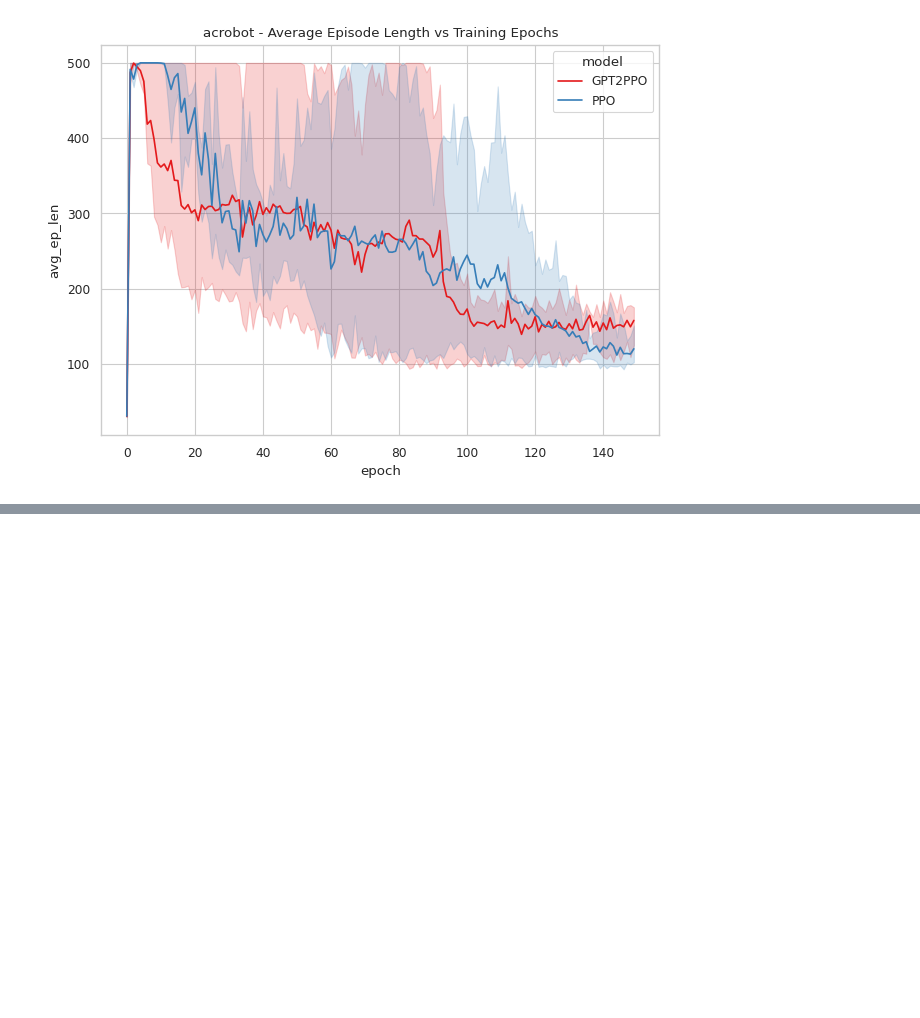
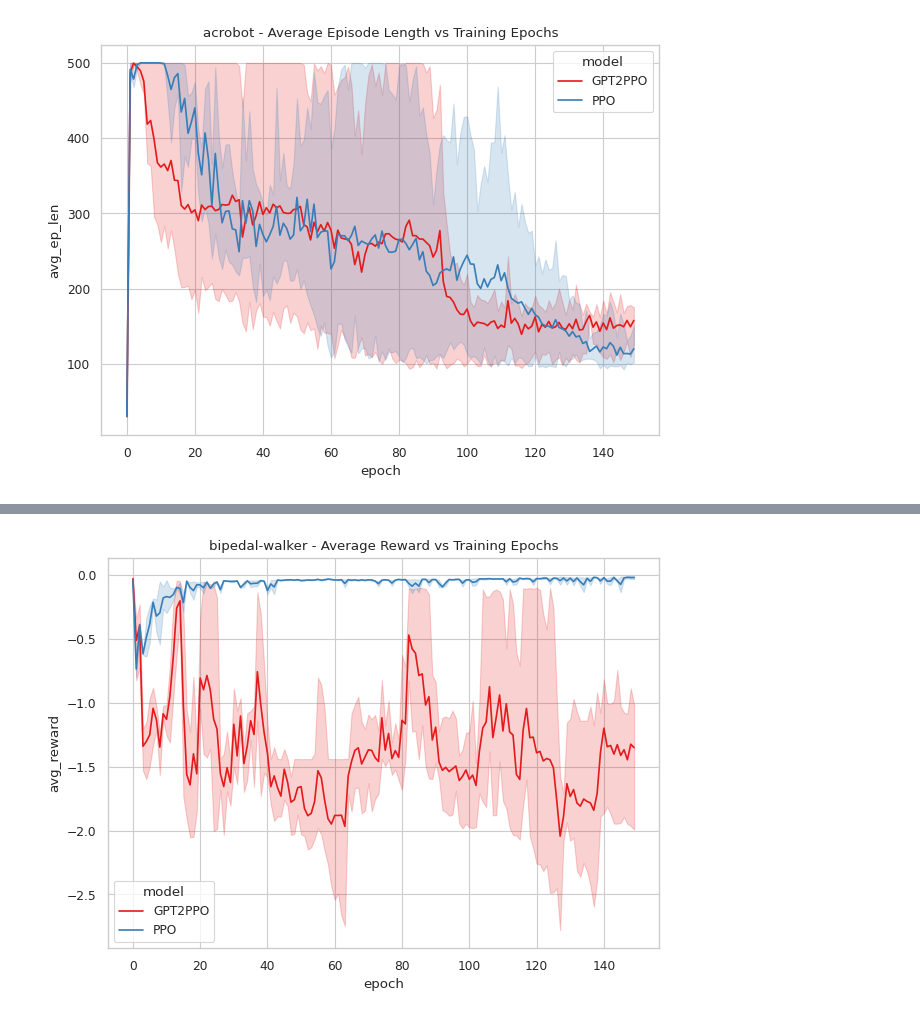
Before and after one commit to andreicozma1/ECE517-Final-Project, a Jupyter notebook: plots/wandb_plots.ipynb, the cells around one changed output, grey strips where cells are left out. Saved outputs shown, nothing was run; the diff lists cells and outputs as text; code cells hidden in the pictures; blank space fills up the shorter version.

```diff
--- a/plots/wandb_plots.ipynb
+++ b/plots/wandb_plots.ipynb
@@ -151,0 +182,5 @@ plt.show()
+# %%
+plot_data(model_df, 'avg_reward', title=f"{project} - Average Reward vs Training Epochs")
+plt.show()
+# %% [output]
+[figure, added]
```
Also changed, not shown: parts of 7 cells of this notebook, 5 other files.
